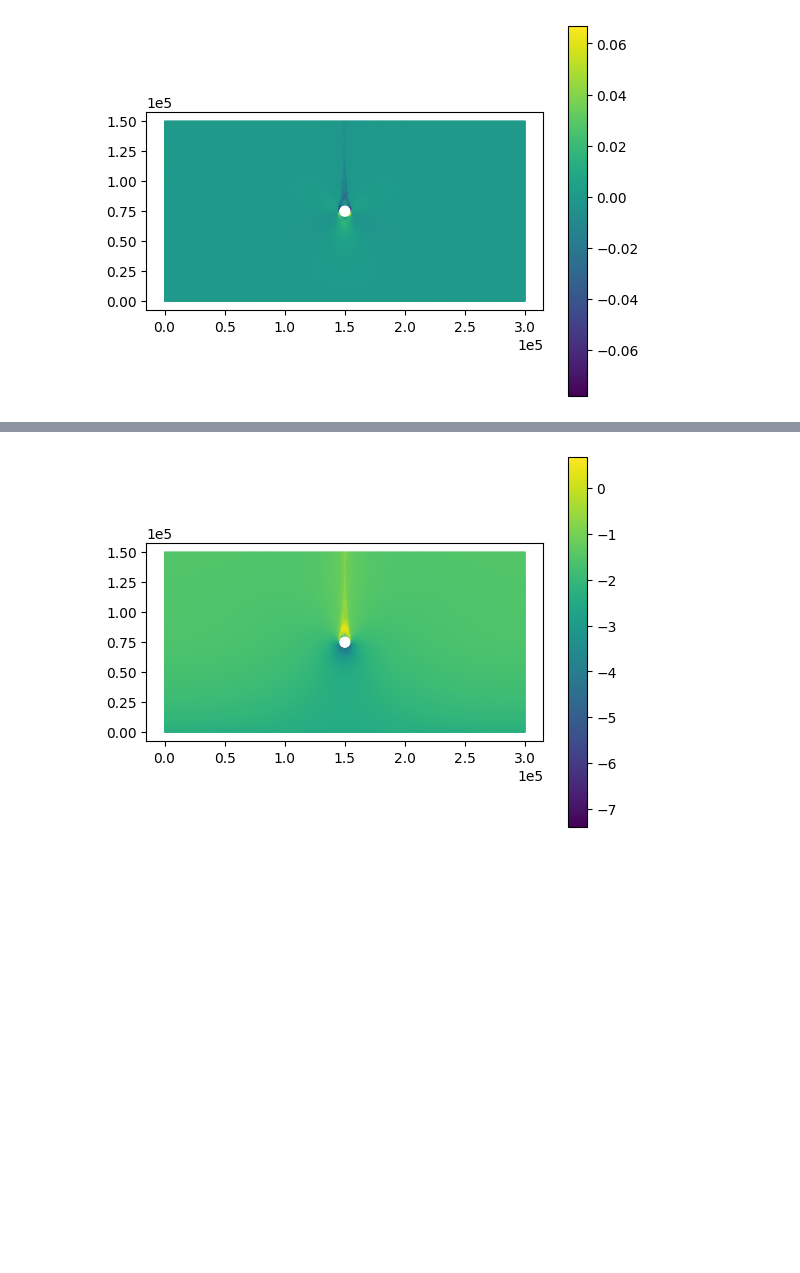
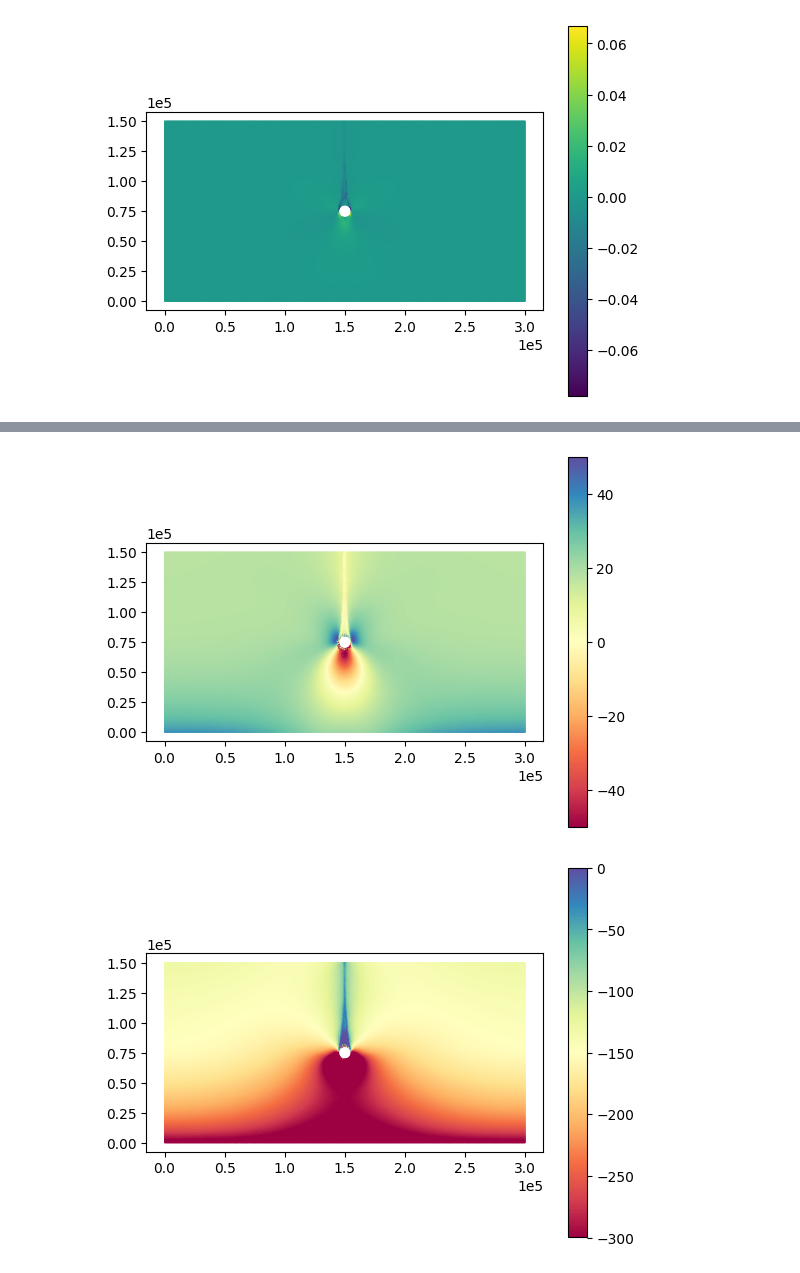
Before and after one commit to henryclara/ButtressingProject, a Jupyter notebook: SSA_Model/IceShelfButtressingSimulations.ipynb, the cells around one changed output, grey strips where cells are left out. Cells and saved outputs as stored; diff of their text form; code cells hidden in the pictures; blank space fills up the shorter version.

```diff
--- a/SSA_Model/IceShelfButtressingSimulations.ipynb
+++ b/SSA_Model/IceShelfButtressingSimulations.ipynb
@@ -241,6 +172,12 @@ fig.colorbar(colors);
 # %%
 fig, axes = icepack.plot.subplots()
-colors = icepack.plot.tripcolor(Myy, axes=axes)
+colors = icepack.plot.tripcolor(Myy, axes=axes, vmin=-50, vmax=50, cmap="Spectral")
 fig.colorbar(colors);
 # %% [output]
-[figure, old version]
+[figure, new version]
+# %%
+fig, axes = icepack.plot.subplots()
+colors = icepack.plot.tripcolor(sigma_xx, axes=axes, vmin=-300, vmax=0, cmap="Spectral")
+fig.colorbar(colors);
+# %% [output]
+[figure, added]
```
Also changed, not shown: parts of 19 cells of this notebook, 1 other file.
